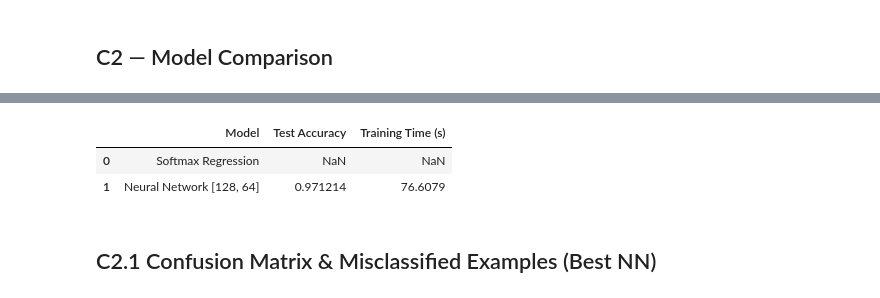
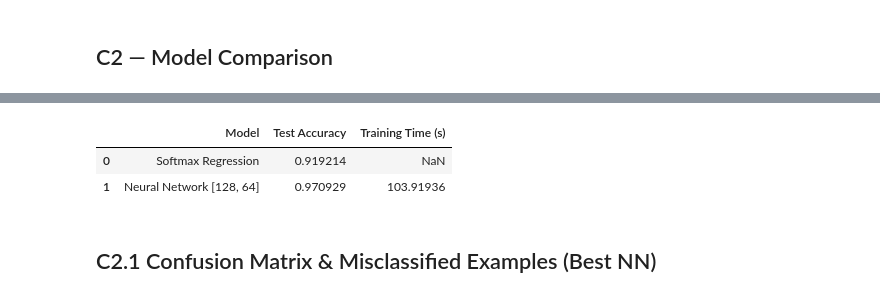
Before and after one commit to habibarezq/ML-Assignments-25, a Jupyter notebook: Assignment-2/notebooks/comprehensive_Analysis.ipynb, the cells around one changed output, grey strips where cells are left out. Drawn from its saved outputs; the diff is of its cells as text; code cells hidden in the pictures.

```diff
--- a/Assignment-2/notebooks/comprehensive_Analysis.ipynb
+++ b/Assignment-2/notebooks/comprehensive_Analysis.ipynb
@@ -233,10 +231,10 @@ Epoch 20/20 Train Loss: 0.0138 Train Acc: 0.9974 Val Loss: 0.1093 Val Acc: 0.968
 ## C2 — Model Comparison
 # %%
 # Softmax Regression (multiclass)
-soft_model = SoftmaxRegression(input_dim=784, num_classes=10, learning_rate=0.1)
+soft_model = SoftmaxRegression(input_dim=784, num_classes=10, learning_rate=0.1,max_epochs=50)
 soft_model.fit(train_loader, val_loader)
-#val_loss_soft, val_acc_soft = soft_model.evaluate(val_loader)
-#print("Softmax val acc:", val_acc_soft)
+# val_loss_soft, val_acc_soft = soft_model.evaluate(val_loader)
+# print("Softmax val acc:", val_acc_soft)
 
 # Neural network: choose best from architecture experiments (example pick index 1)
 best_hidden = results_arch[1]['hidden'] if len(results_arch)>1 else [128,64]
@@ -263,57 +261,8 @@ def evaluate_nn_on_loader(model, loader):
     return correct/total, np.array(y_true), np.array(y_pred)
 
 # Evaluate Softmax on test
-# Assuming the SoftmaxRegression class has a method to get predictions and true labels
-# Modify this based on the actual methods available in your SoftmaxRegression class
-# For example, if it returns predictions, you might need to calculate accuracy manually
-# Or if there's a test method that returns accuracy directly.
-# Based on the traceback, it seems evaluate method is missing, let's assume fit method
-# stores metrics or there is another method to get test performance.
-# If not, we might need to implement a similar evaluation logic as evaluate_nn_on_loader
-# for the SoftmaxRegression model.
-
-# Placeholder: assuming a test method exists or metrics are available
-# For now, let's just get the best validation accuracy as a placeholder
-# You might need to replace this with actual test evaluation
-# soft_test_acc = soft_model.best_val_acc if hasattr(soft_model, 'best_val_acc') else float('nan')
-
-# If the fit method returns history, we might get test accuracy from there
-# soft_test_acc = soft_model.history['test_acc'][-1] if hasattr(soft_model, 'history') and 'test_acc' in soft_model.history else float('nan')
-
-# If we need to implement evaluation manually for SoftmaxRegression
-def evaluate_softmax_on_loader(model, loader):
-    # Assuming model is already trained and on the correct device if needed
-    # You'll need to adapt this based on how your SoftmaxRegression model works
-    # This is a placeholder and needs to be implemented based on the actual class
-    correct = 0
-    total = 0
-    y_true = []
-    y_pred = []
-    with torch.no_grad(): # Assuming a PyTorch-like model
-        for inputs, targets in loader:
-            # Assuming inputs need to be flattened
-            inputs = inputs.view(inputs.size(0), -1) # Flatten the input
-            # Assuming the model has a forward pass
-            outputs = model(inputs)
-            # Assuming the output is logits and we need to get predictions
-            _, predicted = torch.max(outputs.data, 1)
-            y_true.extend(targets.cpu().numpy())
-            y_pred.extend(predicted.cpu().numpy())
-            total += targets.size(0)
-            correct += (predicted == targets).sum().item()
-    accuracy = correct / total
-    return accuracy, np.array(y_true), np.array(y_pred)
-
-# Evaluate Softmax on test
-# Assuming SoftmaxRegression model is a PyTorch model or has a similar interface
-# and the test_loader provides data in a compatible format.
-try:
-    soft_test_acc, y_true_soft, y_pred_soft = soft_model.evaluate(test_loader)
-    print('Softmax test acc:', soft_test_acc)
-except Exception as e:
-    print(f"Could not evaluate Softmax model on test loader: {e}")
-    soft_test_acc = float('nan')
-
+_,_,soft_test_loss, soft_test_acc = soft_model.evaluate_test(multi_data.X_test,multi_data.y_test)
+print('Softmax test acc:', soft_test_acc)
 
 # Evaluate NN on test
 nn_test_acc, y_true_nn, y_pred_nn = evaluate_nn_on_loader(best_model, test_loader)
@@ -349,6 +298,6 @@ NN test acc: 0.9712142857142857
 |  | Model | Test Accuracy | Training Time (s) |
-| 0 | Softmax Regression | NaN | NaN |
-| 1 | Neural Network [128, 64] | 0.971214 | 76.6079 |
+| 0 | Softmax Regression | 0.919214 | NaN |
+| 1 | Neural Network [128, 64] | 0.970929 | 103.91936 |
 # %% [markdown]
 ## C2.1 Confusion Matrix & Misclassified Examples (Best NN)
 # %%
```
Also changed, not shown: parts of 7 cells of this notebook.
